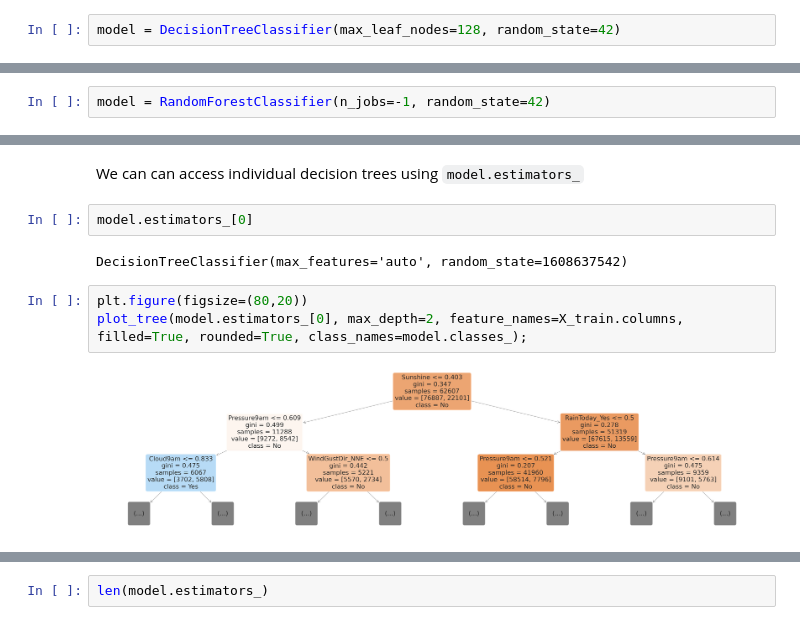
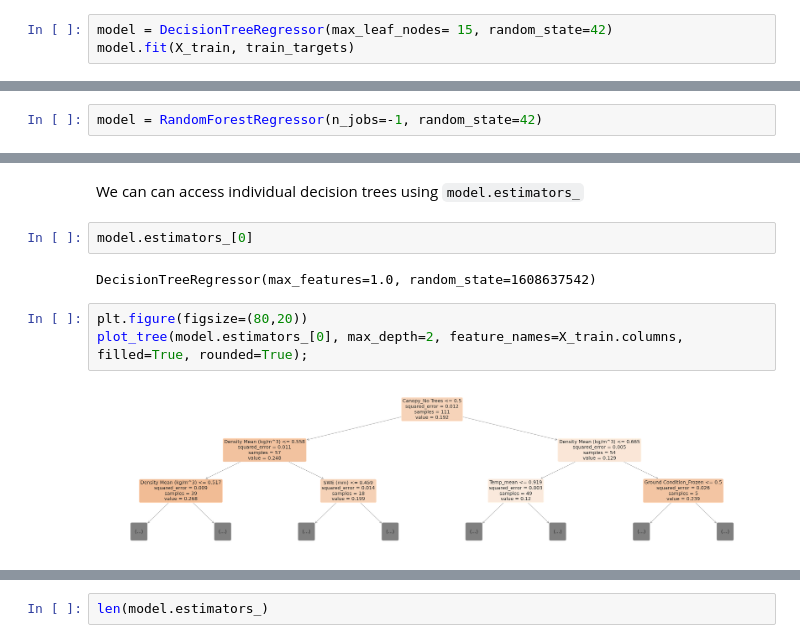
Before and after one commit to Surfix/all_notescripts, a Jupyter notebook: Radar-Backscatter/sklearn-decision-trees-random-forests.ipynb, the cells around one changed output, grey strips where cells are left out. Saved outputs shown, nothing was run; the diff lists cells and outputs as text.

```diff
--- a/Radar-Backscatter/sklearn-decision-trees-random-forests.ipynb
+++ b/Radar-Backscatter/sklearn-decision-trees-random-forests.ipynb
@@ -529,4 +505,5 @@ model.score(X_val, val_targets)
 
 Another way to control the size of complexity of a decision tree is to limit the number of leaf nodes. This allows branches of the tree to have varying depths.
 # %%
-model = DecisionTreeClassifier(max_leaf_nodes=128, random_state=42)
+model = DecisionTreeRegressor(max_leaf_nodes= 15, random_state=42)
+model.fit(X_train, train_targets)
@@ -604,5 +596,5 @@ from sklearn.ensemble import RandomForestClassifier
 # %%
-model = RandomForestClassifier(n_jobs=-1, random_state=42)
+model = RandomForestRegressor(n_jobs=-1, random_state=42)
 # %% [markdown]
 `n_jobs` allows the random forest to use mutiple parallel workers to train decision trees, and `random_state=42` ensures that the we get the same results for each execution.
 # %%
@@ -645,11 +623,11 @@ We can can access individual decision trees using `model.estimators_`
 # %%
 model.estimators_[0]
 # %% [output]
-DecisionTreeClassifier(max_features='auto', random_state=1608637542)
+DecisionTreeRegressor(max_features=1.0, random_state=1608637542)
 # %%
 plt.figure(figsize=(80,20))
-plot_tree(model.estimators_[0], max_depth=2, feature_names=X_train.columns, filled=True, rounded=True, class_names=model.classes_);
+plot_tree(model.estimators_[0], max_depth=2, feature_names=X_train.columns, filled=True, rounded=True);
 # %% [output]
-[figure, old version]
+[figure, new version]
 # %%
 plt.figure(figsize=(80,20))
```
Also changed, not shown: parts of 138 cells of this notebook, 1 other file.
